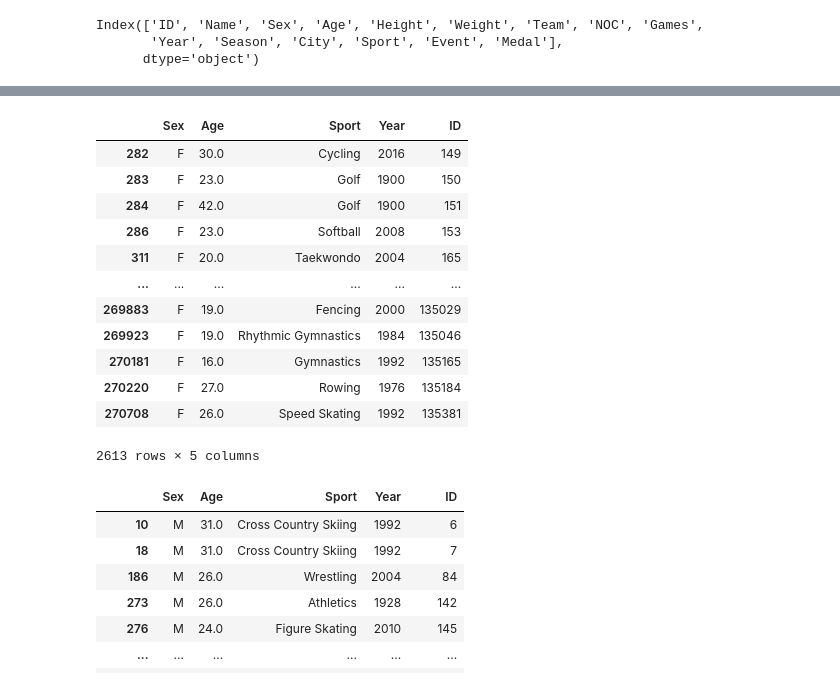
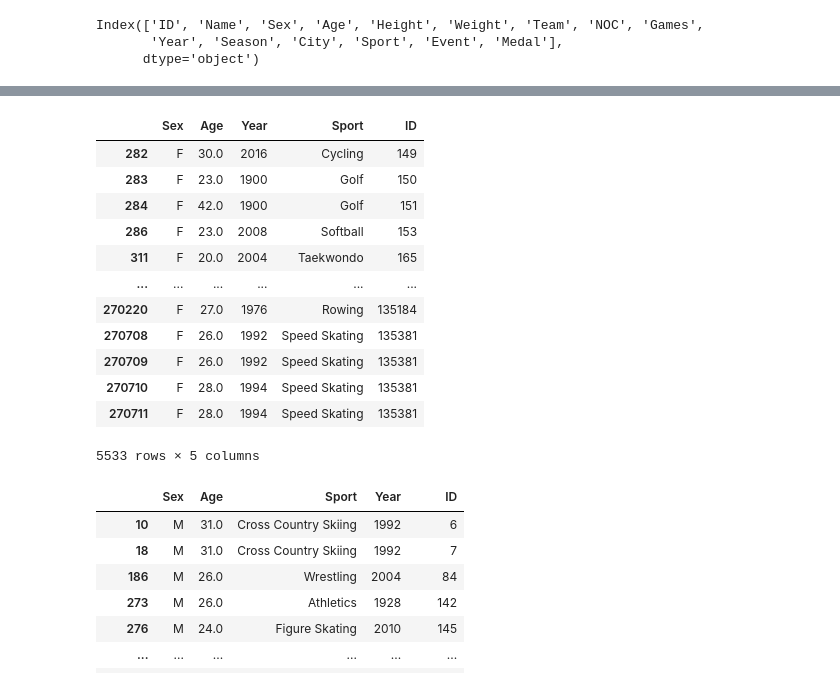
Before and after one commit to fhelms8/Git_Sum_Group_Prj, a Jupyter notebook: women.ipynb, the cells around one changed output, grey strips where cells are left out. Saved outputs shown, nothing was run; the diff lists cells and outputs as text; code cells hidden in the pictures.

```diff
--- a/women.ipynb
+++ b/women.ipynb
@@ -41,9 +62,12 @@ usa_filter.head()
 female_filter = usa_filter[(usa_filter["Sex"] == "F")]
 
 #drop duplicates based off of the name
-female_filter = female_filter.drop_duplicates(subset=['Name'])
-female_filter.head()
+# female_filter1 = female_filter.drop_duplicates(subset=['Name'])
+# female_filter1.head()
 
+
+female_filter.groupby('Year').nunique('Name')
+female_filter
 #Checking for any Nan values on columns to be used
 #usa_clean['NOC'].isnull().values.any()
 # %% [output]
@@ -82,23 +113,23 @@ male_filter.head()
 | 276 | Jeremy Abbott | M | 24.0 | United States | USA | 2010 | Figure Skating | Figure Skating Men's Singles | NaN | 145 |
 # %%
 ## Filtering Female players by the following: Sex, Age, Sport, Year, Player ID.
-f_player_data = female_filter[["Sex", "Age", "Sport", "Year", "ID"]]
-f_player_data= f_player_data.drop_duplicates()
+f_player_data = female_filter[["Sex", "Age", "Year", "Sport", "ID"]]
+f_player_data = f_player_data
 f_player_data
 # %% [output]
-|  | Sex | Age | Sport | Year | ID |
-| 282 | F | 30.0 | Cycling | 2016 | 149 |
-| 283 | F | 23.0 | Golf | 1900 | 150 |
-| 284 | F | 42.0 | Golf | 1900 | 151 |
-| 286 | F | 23.0 | Softball | 2008 | 153 |
-| 311 | F | 20.0 | Taekwondo | 2004 | 165 |
+|  | Sex | Age | Year | Sport | ID |
+| 282 | F | 30.0 | 2016 | Cycling | 149 |
+| 283 | F | 23.0 | 1900 | Golf | 150 |
+| 284 | F | 42.0 | 1900 | Golf | 151 |
+| 286 | F | 23.0 | 2008 | Softball | 153 |
+| 311 | F | 20.0 | 2004 | Taekwondo | 165 |
 | ... | ... | ... | ... | ... | ... |
-| 269883 | F | 19.0 | Fencing | 2000 | 135029 |
-| 269923 | F | 19.0 | Rhythmic Gymnastics | 1984 | 135046 |
-| 270181 | F | 16.0 | Gymnastics | 1992 | 135165 |
-| 270220 | F | 27.0 | Rowing | 1976 | 135184 |
-| 270708 | F | 26.0 | Speed Skating | 1992 | 135381 |
+| 270220 | F | 27.0 | 1976 | Rowing | 135184 |
+| 270708 | F | 26.0 | 1992 | Speed Skating | 135381 |
+| 270709 | F | 26.0 | 1992 | Speed Skating | 135381 |
+| 270710 | F | 28.0 | 1994 | Speed Skating | 135381 |
+| 270711 | F | 28.0 | 1994 | Speed Skating | 135381 |
-2613 rows × 5 columns
+5533 rows × 5 columns
 # %%
 ## Filtering Male players by the following: Sex, Age, Sport, Year, Player ID.
 m_player_data = male_filter[["Sex", "Age", "Sport", "Year", "ID"]]
```
Also changed, not shown: parts of 7 cells of this notebook, 4 other files.
